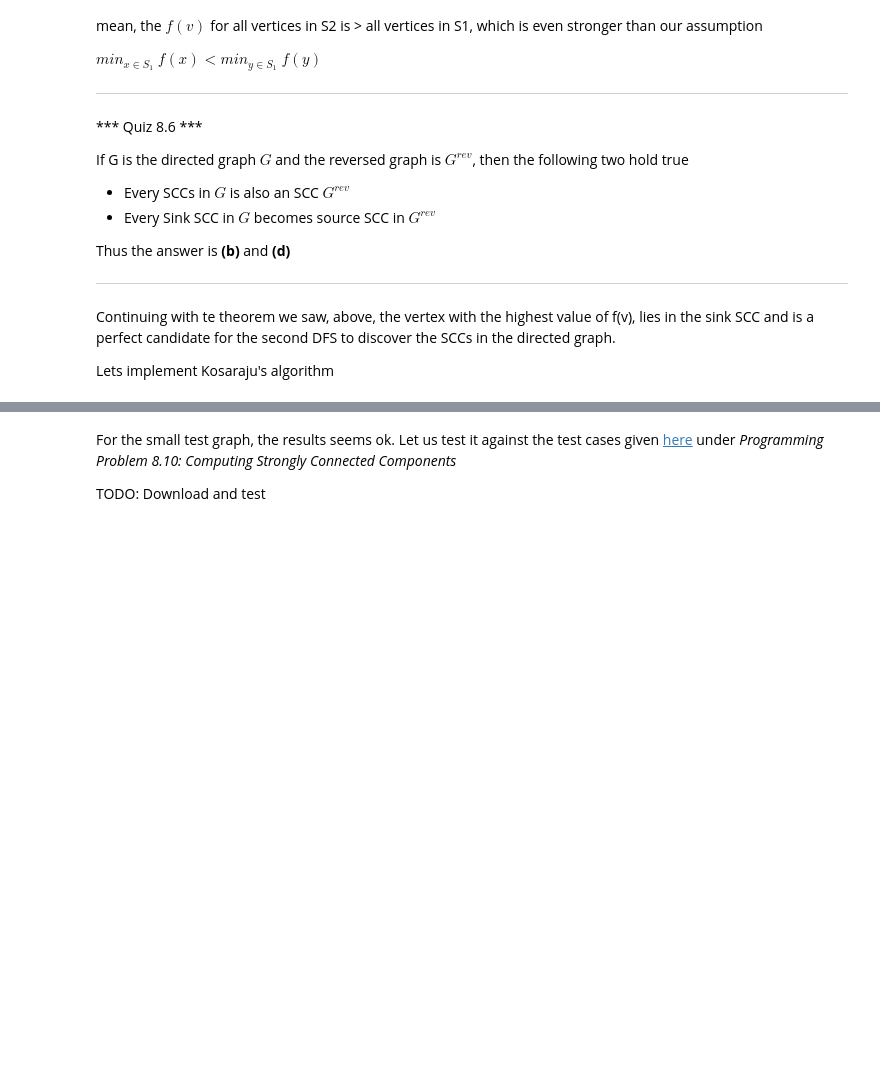
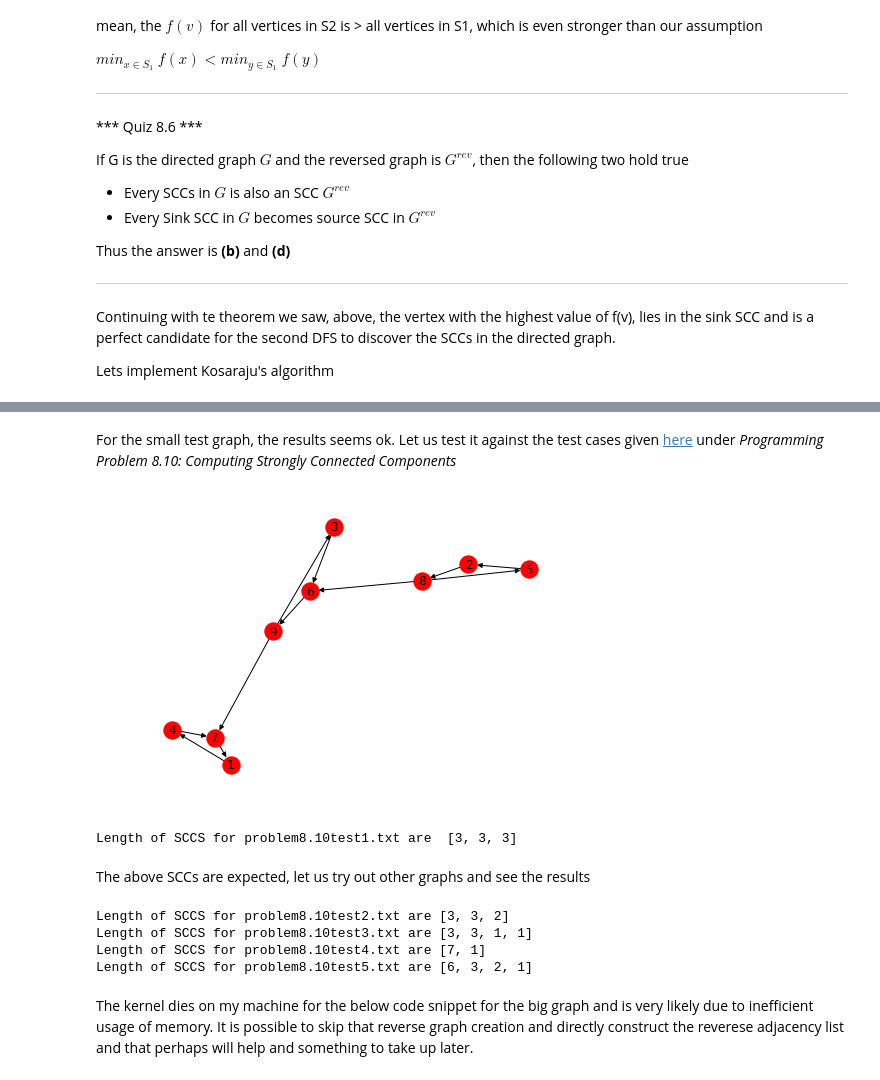
Before and after one commit to amolnayak311/algorithms-illuminated, a Jupyter notebook: Part 2, Graph Algorithms and Data Structures/8. Graph Search and Its Applications.ipynb, the cells around one changed output, grey strips where cells are left out. Cells and saved outputs as stored; diff of their text form; code cells hidden in the pictures; blank space fills up the shorter version.

Commit message:
Complete Kosaraju with sample tests

```diff
--- a/Part 2, Graph Algorithms and Data Structures/8. Graph Search and Its Applications.ipynb
+++ b/Part 2, Graph Algorithms and Data Structures/8. Graph Search and Its Applications.ipynb
@@ -504,10 +504,10 @@ def kosarajuSCC(g):
         if f[i] == 0:
             topo(rev_adj_list, i, f)
 
-
+    #print(f)
     #3. Sort by reverse order of f value and invoke DFS starting from that vertex.
-    order = { i : f[i] for i in range(1, numVertices + 1)}
-
+    order = { f[i] : i for i in range(1, numVertices + 1)}
+    #print(order)
     visited = set()
 
     def dfs(adj_list, start, scc_elems):
@@ -519,24 +519,15 @@ def kosarajuSCC(g):
             for n in adj_list[start]:
                 dfs(adj_list, n, scc_elems)
 
-    #Reverse and original, both have same SCCs, hence we will use reversed adj list
+
+    adj_list = {k: [t for t in v] for k, v in g.adjacency()}
     sccs = []
-    for o in reversed(range(1, numVertices + 1)):
+    for o in range(1, numVertices + 1):
         if order[o] not in visited:
             scc = []
-            dfs(rev_adj_list, order[o], scc)
+            dfs(adj_list, order[o], scc)
             sccs.append(scc)
 
-    return sccs
     #nx.draw(rev, with_labels = True)
     #plt.show()
-
-G = nx.DiGraph()
-G.add_edges_from([(1, 2), (2, 3), (3, 1), (2, 4), (4, 5), (4, 6), (5, 7), (7, 6), (6, 5)])
-nx.draw(G, with_labels = True)
-plt.show()
-
-sccs = kosarajuSCC(G)
-print('Number of SCCs in the graph are', len(sccs))
-for i in range(len(sccs)):
-    print('\tSCC', (i + 1), 'is', sccs[i])
+    return sccs
@@ -549,5 +550,40 @@ Number of SCCs in the graph are 3
 # %% [markdown]
 
 For the small test graph, the results seems ok. Let us test it against the test cases given [here](http://theory.stanford.edu/~tim/algorithmsilluminated.html) under *Programming Problem 8.10: Computing Strongly Connected Components*
-
-TODO: Download and test
+# %%
+def diGraphFromFile(fileName):
+    with open(fileName, 'r') as f:
+        lines = f.readlines()
+        edges = [list(map(int, s.strip().split())) for s in lines]
+
+
+    g = nx.DiGraph()
+    g.add_edges_from(edges)
+    return g
+# %%
+g = diGraphFromFile('problem8.10test1.txt')
+sccs = kosarajuSCC(g)
+nx.draw(g, with_labels = True)
+plt.show()
+# %% [output]
+[figure, added]
+# %%
+print('Length of SCCS for problem8.10test1.txt are ', [len(x) for x in sccs])
+# %% [output]
+Length of SCCS for problem8.10test1.txt are  [3, 3, 3]
+# %% [markdown]
+
+The above SCCs are expected, let us try out other graphs and see the results
+# %%
+test_files = ['problem8.10test2.txt', 'problem8.10test3.txt', 'problem8.10test4.txt', 'problem8.10test5.txt']
+
+for t in test_files:
+    sccs = kosarajuSCC(diGraphFromFile(t))
+    print('Length of SCCS for', t, 'are', sorted([len(x) for x in sccs], reverse = True))
+# %% [output]
+Length of SCCS for problem8.10test2.txt are [3, 3, 2]
+Length of SCCS for problem8.10test3.txt are [3, 3, 1, 1]
+Length of SCCS for problem8.10test4.txt are [7, 1]
+Length of SCCS for problem8.10test5.txt are [6, 3, 2, 1]
+# %% [markdown]
+The kernel dies on my machine for the below code snippet for the big graph and is very likely due to inefficient usage of memory. It is possible to skip that reverse graph creation and directly construct the reverese adjacency list and that perhaps will help and something to take up later.
```
Also changed, not shown: parts of 12 cells of this notebook, 5 other files.
